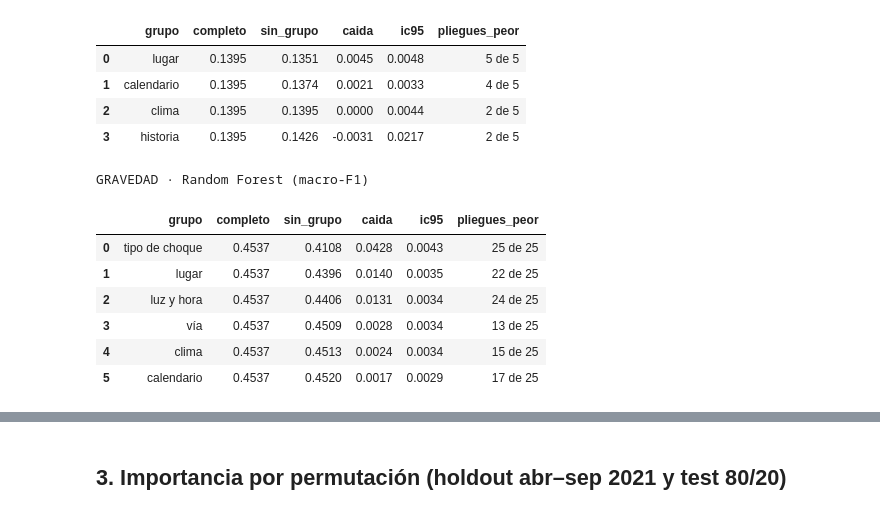
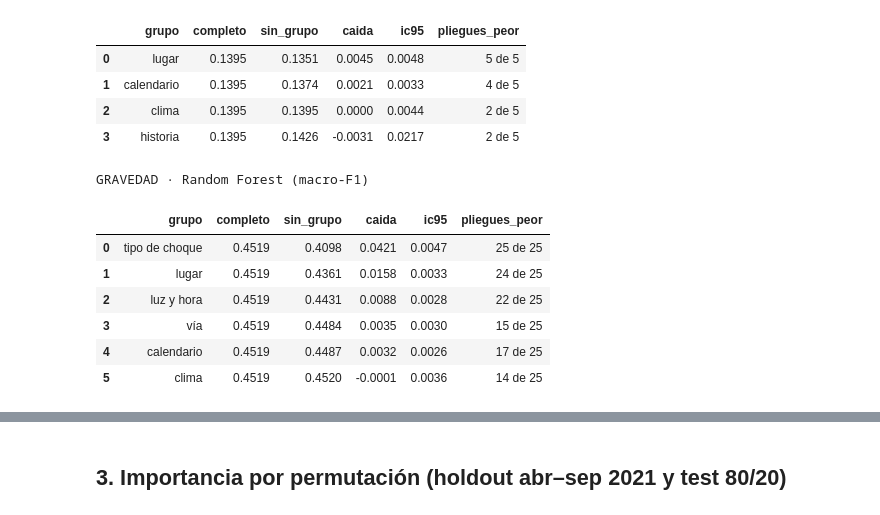
Before and after one commit to Marcor47/IAA-Grupo3, a Jupyter notebook: notebooks/07_ablacion.ipynb, the cells around one changed output, grey strips where cells are left out. Saved outputs shown, nothing was run; the diff lists cells and outputs as text; code cells hidden in the pictures.

```diff
--- a/notebooks/07_ablacion.ipynb
+++ b/notebooks/07_ablacion.ipynb
@@ -76,10 +76,7 @@ def grafico(ax, tabla, titulo, xlabel):
     ax.set_title(titulo, fontsize=10); ax.set_xlabel(xlabel)
 
 
-# Configuraciones elegidas en 03_random_forest.ipynb y 04_gradient_boosting.ipynb (las mismas de 06_mlp.ipynb).
-RF_AJ = {"HAY_FATAL": dict(class_weight=None, min_samples_leaf=40, max_features=0.35, max_depth=8),
-         "GRAVEDAD": dict(class_weight="balanced_subsample", min_samples_leaf=3, max_features="sqrt", max_depth=12)}
-GBM_AJ = {"N_ACC": dict(learning_rate=0.03, max_iter=100, max_leaf_nodes=7, min_samples_leaf=100, l2_regularization=1.0)}
+AJ = M.CONFIG_AJUSTADA   # configuraciones elegidas en 03 y 04 (src/models.py)
 # %% [markdown]
 ## 1. Datos y validación (los mismos del baseline)
 # %%
@@ -94,7 +91,7 @@ acc = M.cargar_accidentes()
 COLS2 = M.columnas(M.GRUPOS_T2)
 X2 = COLS2[0] + COLS2[1]
 tr2, te2 = train_test_split(acc, test_size=0.2, stratify=acc.GRAVEDAD, random_state=M.SEED)
-FOLDS2 = list(E.CV_REPETIDA.split(tr2[X2], tr2.GRAVEDAD))
+FOLDS2 = list(E.CV_REPETIDA.split(acc[X2], acc.GRAVEDAD))   # mismos 25 pliegues que 02–06 y 08
 print(f"Tarea 1: train {len(tr1):,} / holdout {len(te1):,} · Tarea 2: train {len(tr2):,} / test {len(te2):,}")
 # %% [output]
 Tarea 1: train 10,776 / holdout 4,392 · Tarea 2: train 6,484 / test 1,621
@@ -123,18 +120,18 @@ HAY_FATAL · Random Forest (PR-AUC)
 | 2 | clima | 0.1395 | 0.1395 | 0.0000 | 0.0044 | 2 de 5 |
 | 3 | historia | 0.1395 | 0.1426 | -0.0031 | 0.0217 | 2 de 5 |
 # %%
-abl_grav = ablacion(lambda c: M.random_forest(c, **RF_AJ["GRAVEDAD"]), M.GRUPOS_T2, tr2[X2], tr2.GRAVEDAD, FOLDS2,
+abl_grav = ablacion(lambda c: M.random_forest(c, **AJ["GRAVEDAD"]["rf"]), M.GRUPOS_T2, acc[X2], acc.GRAVEDAD, FOLDS2,
                     E.metricas_multiclase, "macro_f1", proba=True)
 print("GRAVEDAD · Random Forest (macro-F1)"); display(abl_grav.round(4))
 # %% [output]
 GRAVEDAD · Random Forest (macro-F1)
 |  | grupo | completo | sin_grupo | caida | ic95 | pliegues_peor |
-| 0 | tipo de choque | 0.4537 | 0.4108 | 0.0428 | 0.0043 | 25 de 25 |
-| 1 | lugar | 0.4537 | 0.4396 | 0.0140 | 0.0035 | 22 de 25 |
-| 2 | luz y hora | 0.4537 | 0.4406 | 0.0131 | 0.0034 | 24 de 25 |
-| 3 | vía | 0.4537 | 0.4509 | 0.0028 | 0.0034 | 13 de 25 |
-| 4 | clima | 0.4537 | 0.4513 | 0.0024 | 0.0034 | 15 de 25 |
-| 5 | calendario | 0.4537 | 0.4520 | 0.0017 | 0.0029 | 17 de 25 |
+| 0 | tipo de choque | 0.4519 | 0.4098 | 0.0421 | 0.0047 | 25 de 25 |
+| 1 | lugar | 0.4519 | 0.4361 | 0.0158 | 0.0033 | 24 de 25 |
+| 2 | luz y hora | 0.4519 | 0.4431 | 0.0088 | 0.0028 | 22 de 25 |
+| 3 | vía | 0.4519 | 0.4484 | 0.0035 | 0.0030 | 15 de 25 |
+| 4 | calendario | 0.4519 | 0.4487 | 0.0032 | 0.0026 | 17 de 25 |
+| 5 | clima | 0.4519 | 0.4520 | -0.0001 | 0.0036 | 14 de 25 |
 # %%
 fig, axs = plt.subplots(1, 3, figsize=(14, 3.6))
 grafico(axs[0], abl_nacc, "N_ACC · gradient boosting", "caída del D² de Poisson")
```
Also changed, not shown: parts of 4 cells of this notebook, 1 other file.
